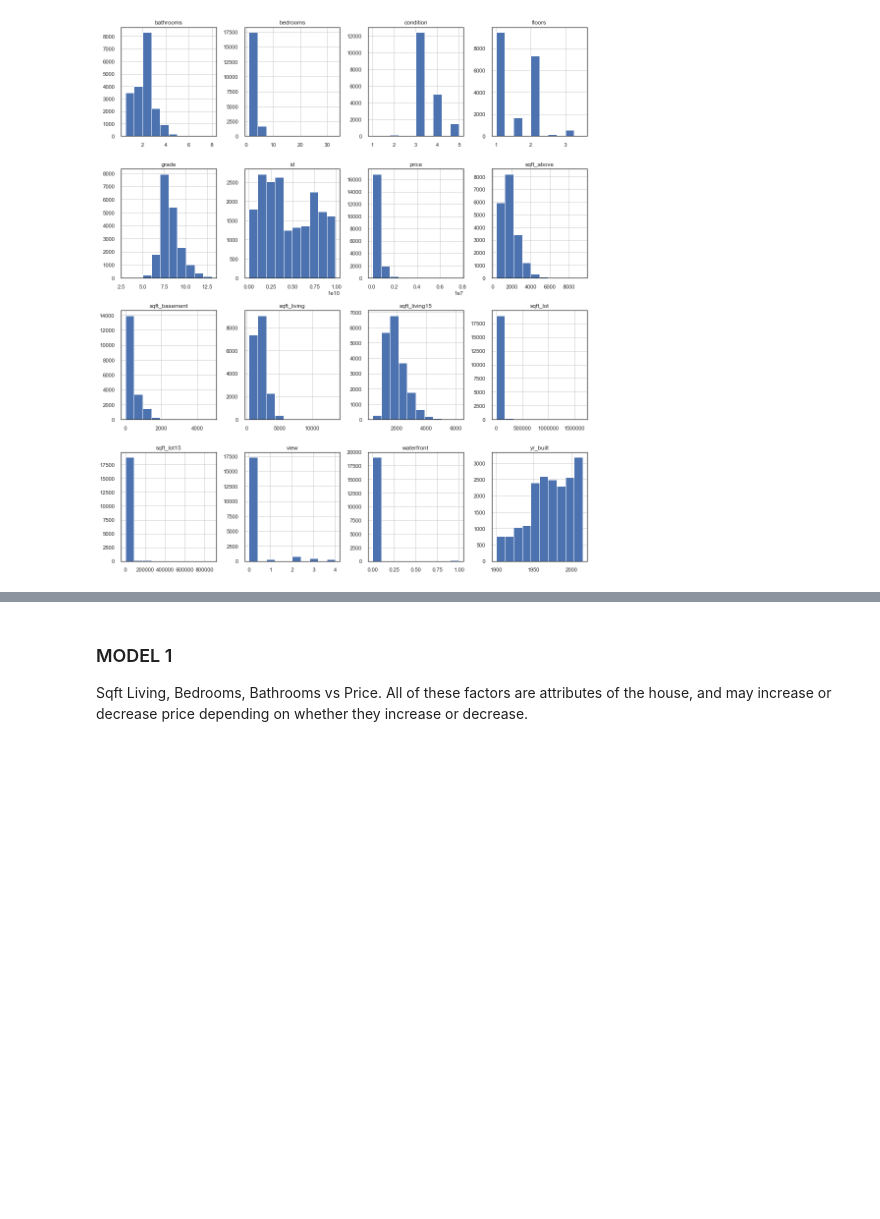
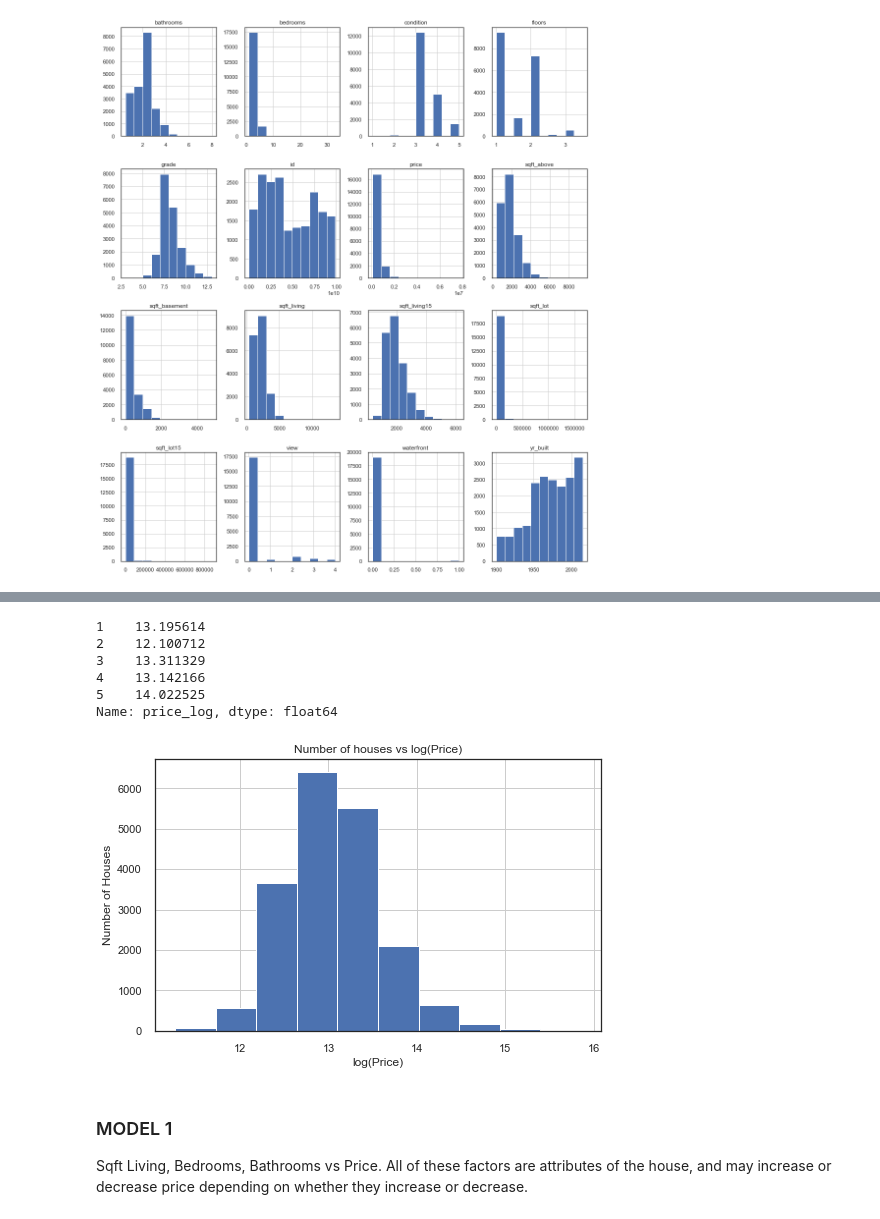
Before and after one commit to rokaandy/DS_Project1, a Jupyter notebook: andy_EDA.ipynb, the cells around one changed output, grey strips where cells are left out. Drawn from its saved outputs; the diff is of its cells as text; code cells hidden in the pictures; blank space fills up the shorter version.

Commit message:
Add hist of price and log(price)

```diff
--- a/andy_EDA.ipynb
+++ b/andy_EDA.ipynb
@@ -131,4 +131,22 @@ Text(0.5, 0, 'Price')
 [figure]
+# %%
+df['price_log'] = np.log(df['price'])
+df['price_log'].head()
+# %% [output]
+1    13.195614
+2    12.100712
+3    13.311329
+4    13.142166
+5    14.022525
+Name: price_log, dtype: float64
+# %%
+_=df.hist('price_log',figsize=(8,5))
+plt.title('Number of houses vs log(Price)')
+plt.ylabel('Number of Houses')
+plt.xlabel("log(Price)")
+plt.savefig('log_price_hist.png')
+# %% [output]
+[figure, added]
 # %%
 import sklearn
 from sklearn import metrics
```
Also changed, not shown: parts of 3 cells of this notebook, 2 other files.
